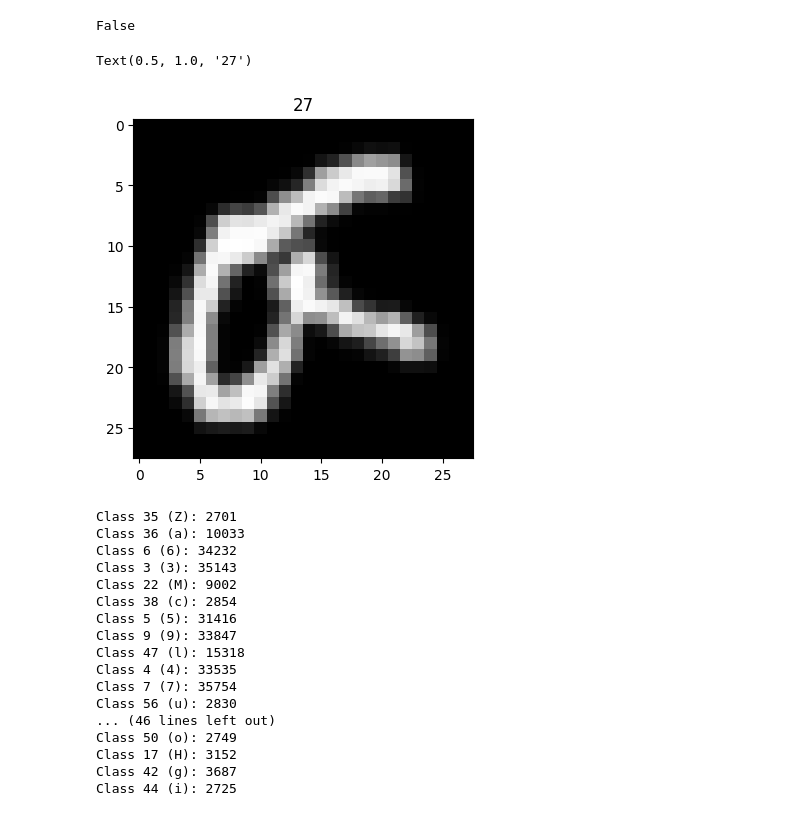
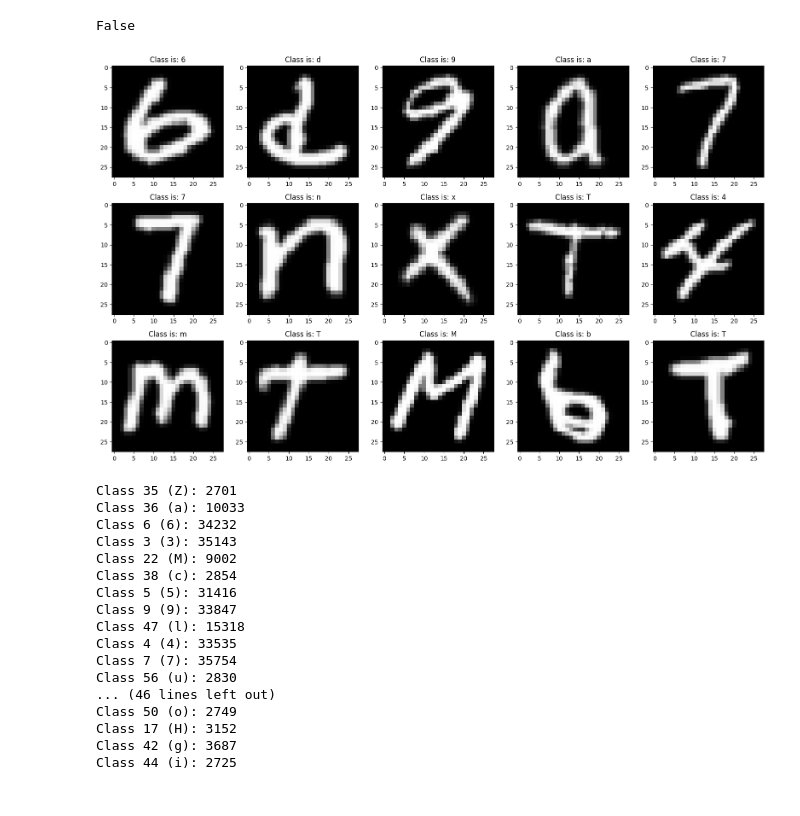
Before and after one commit to haldonmez/handwritten-letter-recognition-model, a Jupyter notebook: emnist-model-0.ipynb, the cells around one changed output. Cells and saved outputs as stored; diff of their text form; code cells hidden in the pictures.

Commit message:
Update
Emnist dataset visualized.
Dataset flipped and rotated for a better angle fitting.

```diff
--- a/emnist-model-0.ipynb
+++ b/emnist-model-0.ipynb
@@ -77,14 +78,42 @@ test_data = datasets.EMNIST(
     transform=ToTensor(),
     download=False
 )
-# %%
-image, label = train_data[560013]
-plt.figure(figsize=(10,15))
-plt.subplot(321); plt.imshow(image.squeeze(),cmap='gray')
-plt.title(label)
-# %% [output]
-Text(0.5, 1.0, '27')
-[figure, removed]
+# %%
+def Show_example_digits(mono = 'gray'):
+    fig = plt.figure(figsize = (16, 16))
+    for idx in range(15):
+        random_class = random.choice(list(mapping.keys()))
+        filtered_train = train[train[first_column_name] == random_class]
+        random_row = filtered_train.sample()
+        pixels = np.array(random_row.iloc[0])
+        pixels = pixels[1:]
+        image = pixels.reshape(28, 28)
+        image = image.T
+        plt.subplot(5, 5,idx+1)
+        plt.imshow(image, cmap = mono)
+        plt.title(f"Letter - {mapping[random_class]}")
+
+    plt.tight_layout()
+
+Show_example_digits()
+# %%
+def Show_example_digits(mono = 'gray'):
+    fig = plt.figure(figsize = (16, 16))
+    for idx in range(15):
+        number = random.randint(0, len(train_data))
+        image, label = train_data[number]
+        angle = -90
+        rotated_image = rotate(image.squeeze(), angle)
+        flipped_image = np.fliplr(rotated_image.squeeze())
+        plt.subplot(5, 5,idx+1)
+        plt.imshow(flipped_image.squeeze(),cmap='gray')
+        plt.title(f"Class is: {train_data.classes[label]}")
+
+    plt.tight_layout()
+
+Show_example_digits()
+# %% [output]
+[figure, added]
 # %%
 from collections import Counter
 import matplotlib.pyplot as plt
```
Also changed, not shown: parts of 1 cell of this notebook, 3 other files.
